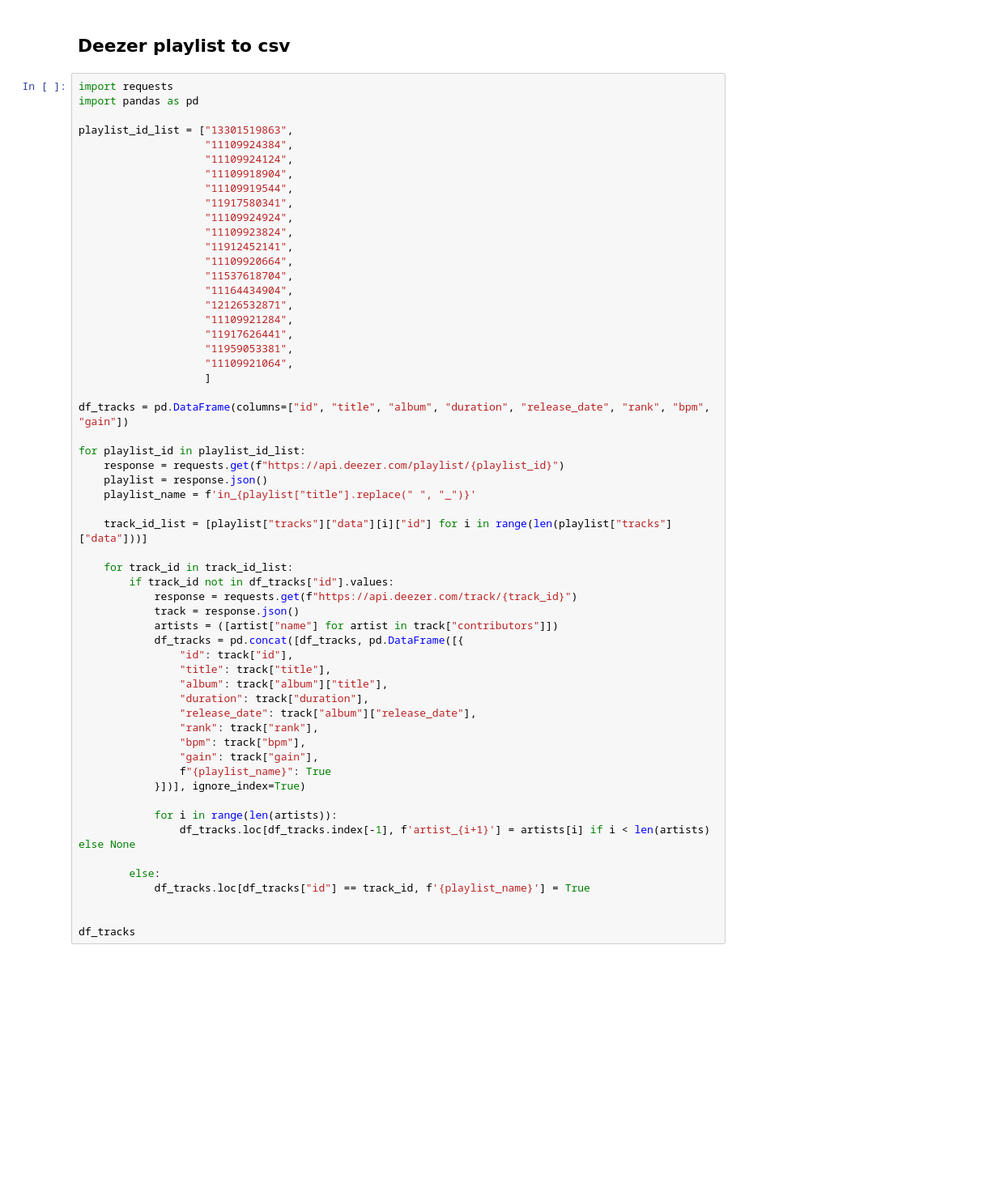
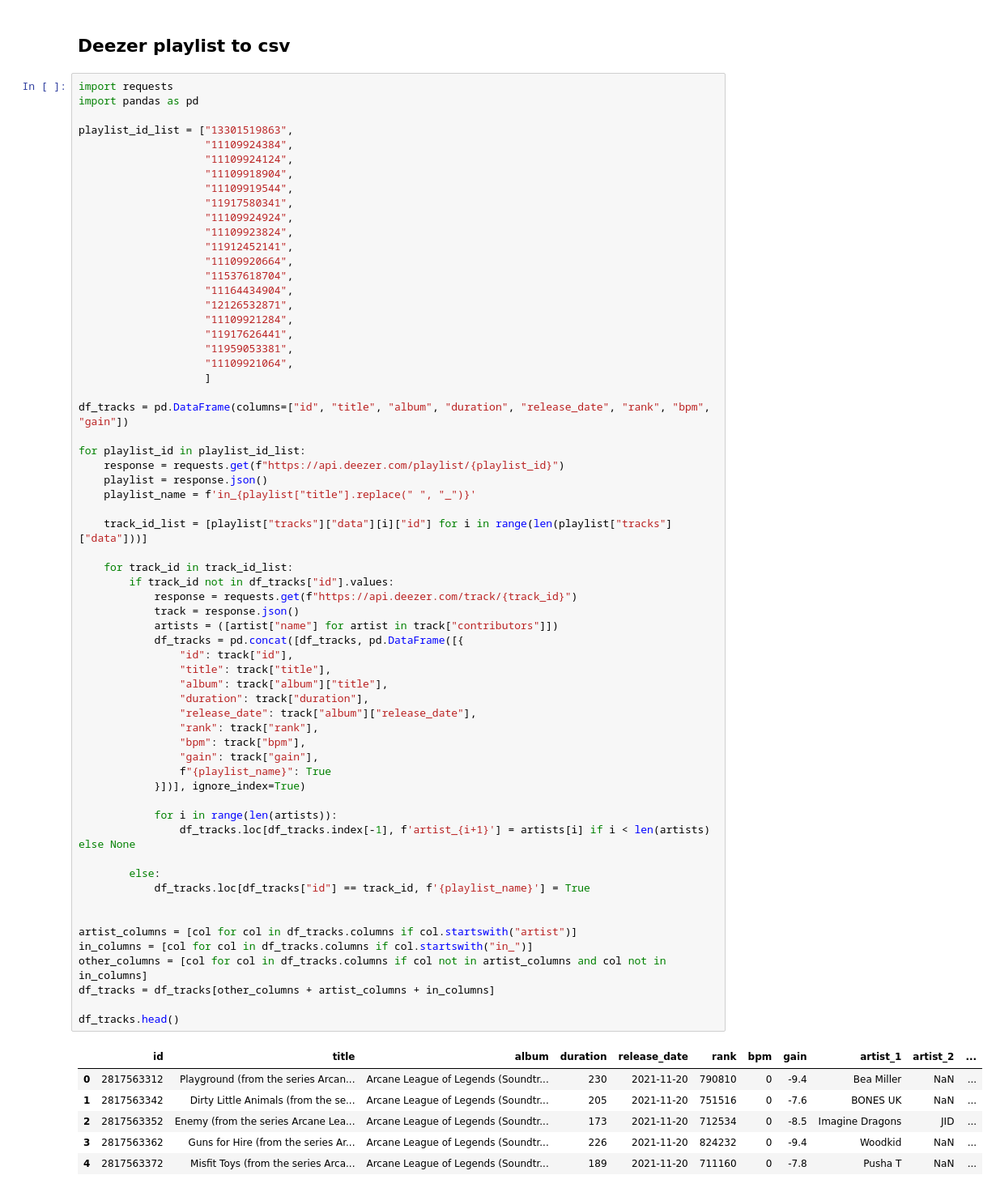
Before and after one commit to bloonsboy/discordboy, a Jupyter notebook: deezeer_extract.ipynb, the cells around one changed output. Shown at 81% size. Drawn from its saved outputs; the diff is of its cells as text; blank space fills up the shorter version.

```diff
--- a/deezeer_extract.ipynb
+++ b/deezeer_extract.ipynb
@@ -29,31 +29,43 @@ for playlist_id in playlist_id_list:
     response = requests.get(f"https://api.deezer.com/playlist/{playlist_id}")
     playlist = response.json()
     playlist_name = f'in_{playlist["title"].replace(" ", "_")}'
 
     track_id_list = [playlist["tracks"]["data"][i]["id"] for i in range(len(playlist["tracks"]["data"]))]
 
     for track_id in track_id_list:
         if track_id not in df_tracks["id"].values:
             response = requests.get(f"https://api.deezer.com/track/{track_id}")
             track = response.json()
             artists = ([artist["name"] for artist in track["contributors"]])
             df_tracks = pd.concat([df_tracks, pd.DataFrame([{
                 "id": track["id"],
                 "title": track["title"],
                 "album": track["album"]["title"],
                 "duration": track["duration"],
                 "release_date": track["album"]["release_date"],
                 "rank": track["rank"],
                 "bpm": track["bpm"],
                 "gain": track["gain"],
                 f"{playlist_name}": True
             }])], ignore_index=True)
 
             for i in range(len(artists)):
                 df_tracks.loc[df_tracks.index[-1], f'artist_{i+1}'] = artists[i] if i < len(artists) else None
 
         else:
             df_tracks.loc[df_tracks["id"] == track_id, f'{playlist_name}'] = True
 
 
-df_tracks
+artist_columns = [col for col in df_tracks.columns if col.startswith("artist")]
+in_columns = [col for col in df_tracks.columns if col.startswith("in_")]
+other_columns = [col for col in df_tracks.columns if col not in artist_columns and col not in in_columns]
+df_tracks = df_tracks[other_columns + artist_columns + in_columns]
+
+df_tracks.head()
+# %% [output]
+|  | id | title | album | duration | release_date | rank | bpm | gain | artist_1 | artist_2 | ... |
+| 0 | 2817563312 | Playground (from the series Arcan... | Arcane League of Legends (Soundtr... | 230 | 2021-11-20 | 790810 | 0 | -9.4 | Bea Miller | NaN | ... |
+| 1 | 2817563342 | Dirty Little Animals (from the se... | Arcane League of Legends (Soundtr... | 205 | 2021-11-20 | 751516 | 0 | -7.6 | BONES UK | NaN | ... |
+| 2 | 2817563352 | Enemy (from the series Arcane Lea... | Arcane League of Legends (Soundtr... | 173 | 2021-11-20 | 712534 | 0 | -8.5 | Imagine Dragons | JID | ... |
+| 3 | 2817563362 | Guns for Hire (from the series Ar... | Arcane League of Legends (Soundtr... | 226 | 2021-11-20 | 824232 | 0 | -9.4 | Woodkid | NaN | ... |
+| 4 | 2817563372 | Misfit Toys (from the series Arca... | Arcane League of Legends (Soundtr... | 189 | 2021-11-20 | 711160 | 0 | -7.8 | Pusha T | NaN | ... |
```
Also changed, not shown: parts of 4 cells of this notebook.
